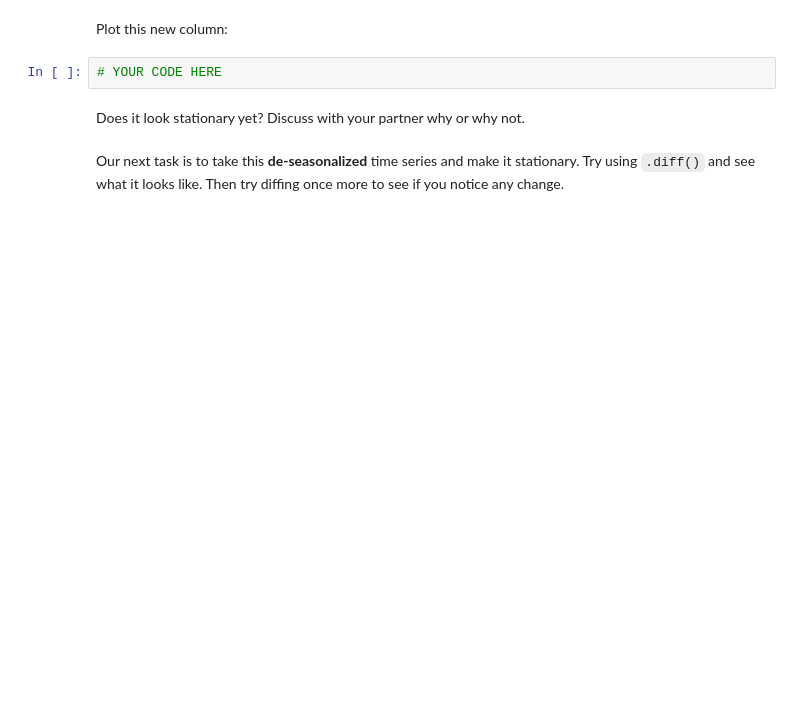
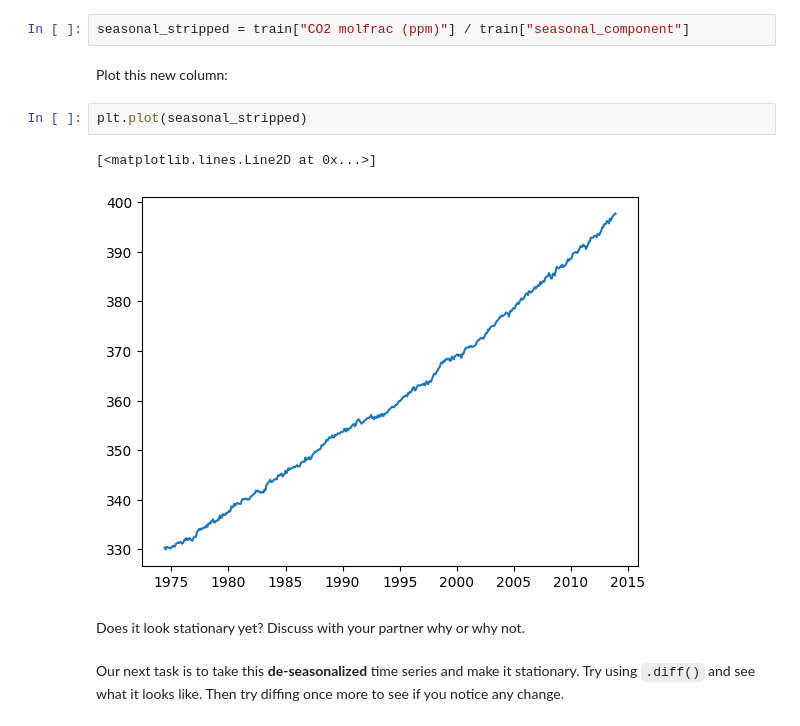
Before and after one commit to itsyeren/arima-seasonal, a Jupyter notebook: arima_seasonal_intro.ipynb, the cells around one changed output. Drawn from its saved outputs; the diff is of its cells as text; blank space fills up the shorter version.

```diff
--- a/arima_seasonal_intro.ipynb
+++ b/arima_seasonal_intro.ipynb
@@ -349,7 +347,12 @@ Create a new column called `"seasonal_stripped"` that divides the value of your
+# %%
+seasonal_stripped = train["CO2 molfrac (ppm)"] / train["seasonal_component"]
 # %% [markdown]
 Plot this new column:
-# %%
-# YOUR CODE HERE
+# %%
+plt.plot(seasonal_stripped)
+# %% [output]
+[<matplotlib.lines.Line2D at 0x...>]
+[figure, added]
 # %% [markdown]
 Does it look stationary yet? Discuss with your partner why or why not.
 # %% [markdown]
```
Also changed, not shown: parts of 25 cells of this notebook, 1 other file.
